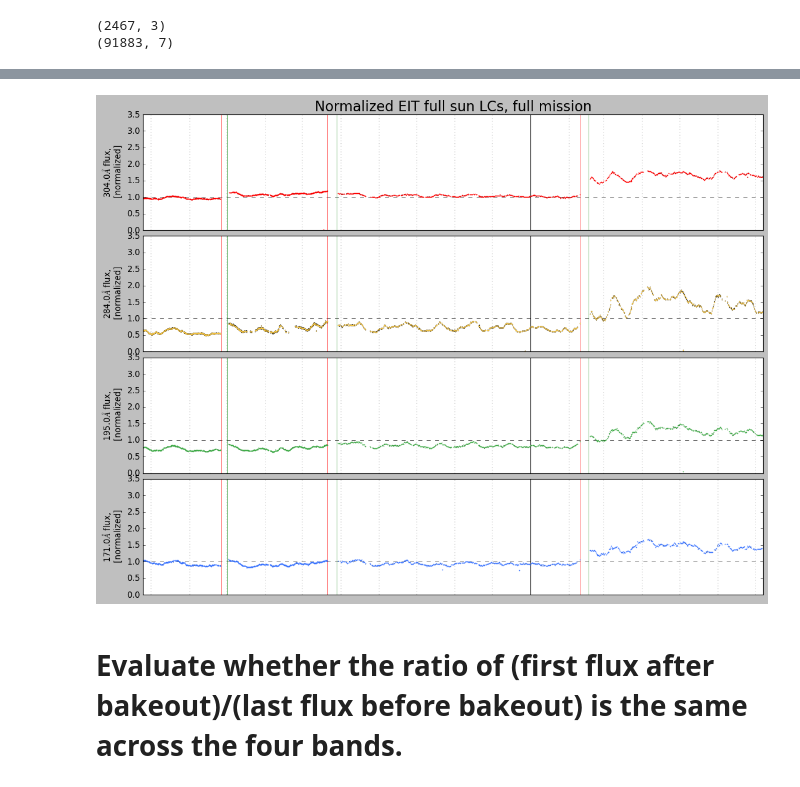
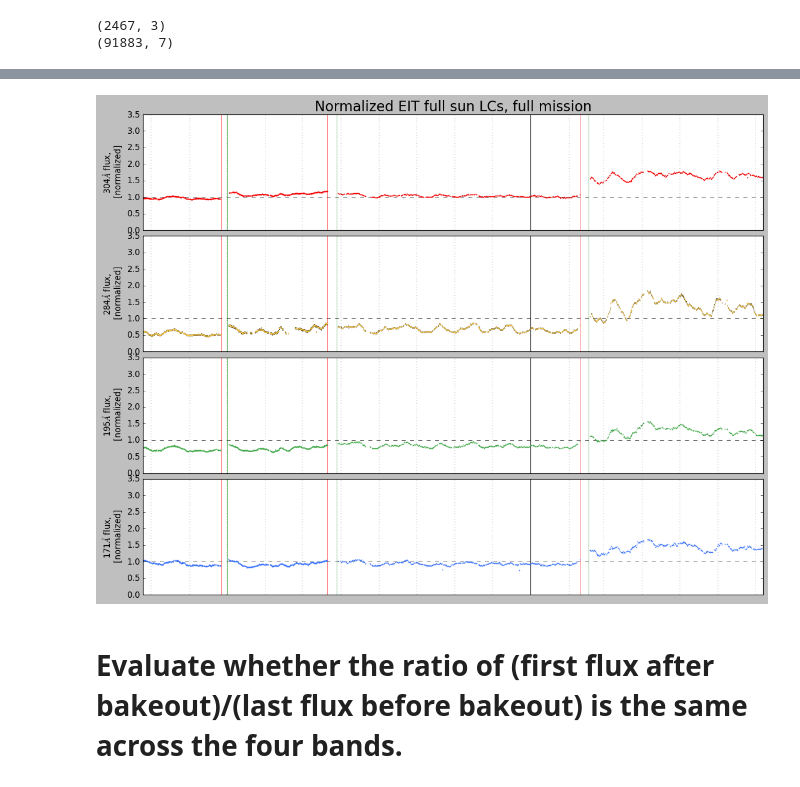
Before and after one commit to esandford/archivalSOHO, a Jupyter notebook: data/EITbakeoutDiscontinuities.ipynb, the cells around one changed output, grey strips where cells are left out. Cells and saved outputs as stored; diff of their text form; code cells hidden in the pictures.

```diff
--- a/data/EITbakeoutDiscontinuities.ipynb
+++ b/data/EITbakeoutDiscontinuities.ipynb
@@ -155,6 +182,10 @@ Length = 80 rows
 cs = ['r', '#fdca40', '#41ad49', '#3772ff']
 fig, axes = plt.subplots(4,1,figsize=(16,12))
 
+tarr = [t304, t284, t195, t171]
+farr = [f304, f284, f195, f171]
+uarr = [u304, u284, u195, u171]
+labels=['304','284','195','171']
 
 for i, y in enumerate(np.arange(1996,2025)):
     jan1_thisyear = '{0}-01-01T00:00:00.000Z'.format(str(y))
@@ -176,39 +207,38 @@ for ax in axes:
     ax.axhline(1, color='k', ls = '--', lw=0.5, zorder=1)
 
 
 for i, ax in enumerate(axes):
-    wmask = wmasks[i] #& noPinholes #& noCameraErrors
 
-    fluxnorm = np.median(fs[wmasks[i]][~np.isnan(fs[wmasks[i]])])
+    fluxnorm = np.median(farr[i][~np.isnan(farr[i])])
 
     plotcolor = cs[i]
 
-    axes[i].errorbar(ts[wmask], fs[wmask]/fluxnorm, yerr=us[wmask]/fluxnorm, ls='None', elinewidth=1, capsize=0, marker='.',ms=2,c=plotcolor,ecolor='k')
-    #axes[i].plot(ts[wmask], 0.3*np.ones_like(ts[wmask]), marker='|',ms=20,mec=plotcolor,ls='None')
-    #axes[i].set_ylabel(r"{0}$\AA$ flux,""\n"" ({1} obs)".format(ws[wmask][0],len(ts[wmask])))
-    axes[i].set_ylabel(r"{0}$\AA$ flux,""\n"" [normalized]".format(ws[wmask][0]))
+    axes[i].errorbar(tarr[i], farr[i]/fluxnorm, yerr=uarr[i]/fluxnorm, ls='None', elinewidth=1, capsize=0, marker='.',ms=2,c=plotcolor,ecolor='k')
+    #axes[i].plot(tarr[i], 0.3*np.ones_like(tarr[i]), marker='|',ms=20,mec=plotcolor,ls='None')
+    #axes[i].set_ylabel(r"{0}$\AA$ flux,""\n"" ({1} obs)".format(labels[i],len(tarr[i])))
+    axes[i].set_ylabel(r"{0}$\AA$ flux,""\n"" [normalized]".format(labels[i]))
 
 for ax in axes:
     ax.set_xticks([])
 
     ax.ticklabel_format(scilimits=(-4,4),useMathText=True)
     ax.set_ylim(0.,3.5)
     #ax.set_xlim(2450000, 2460750)
     ax.set_xlim(2455250,2455750)
 
 
     for i in range(80):
         bakeoutStartDate = heaterOn[i]['jd']
         bakeoutEndDate = heaterOff[i]['jd']
 
         ax.axvline(bakeoutStartDate,color='r',linestyle='-',lw=0.5)
         ax.axvline(bakeoutEndDate,color='g',linestyle='-',lw=0.5)
 
 axes[0].set_title(r'Normalized EIT full sun LCs, full mission',fontsize=20)
 plt.subplots_adjust(hspace=0.05)
 plt.show()
 #plt.savefig("./EIT_LCs_fullmission.pdf", bbox_inches="tight")
 # %% [output]
-[figure, old version]
+[figure, new version]
 # %% [markdown]
 # Evaluate whether the ratio of (first flux after bakeout)/(last flux before bakeout) is the same across the four bands.
```
Also changed, not shown: parts of 23 cells of this notebook, 44 other files.
